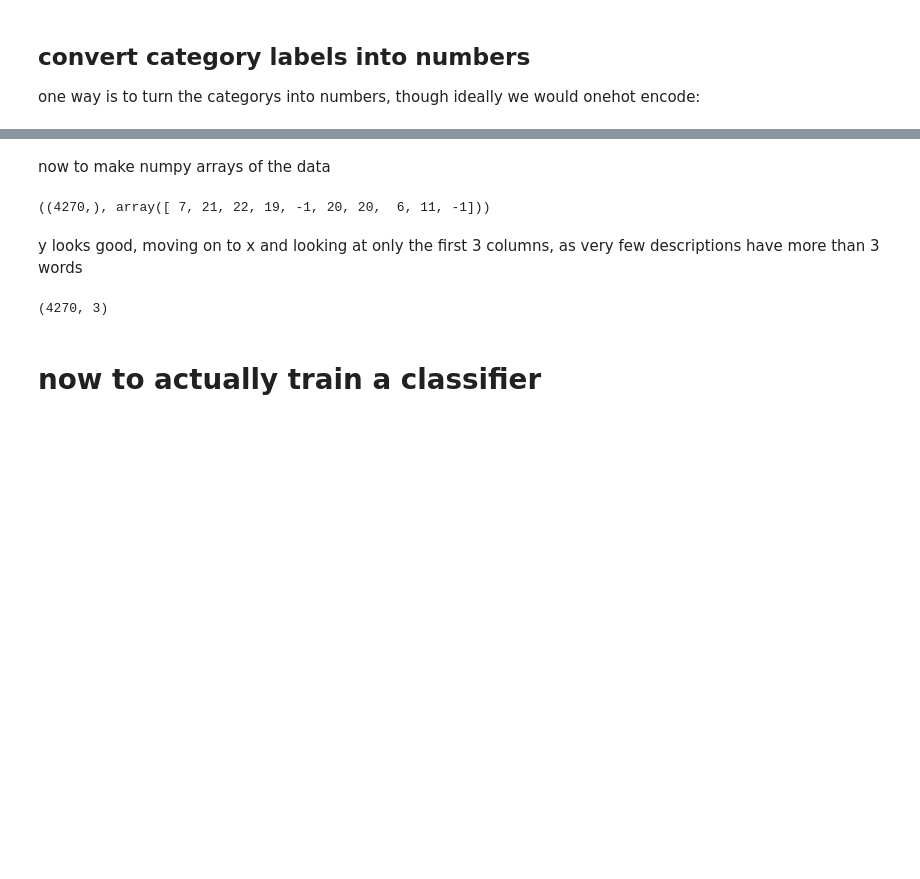
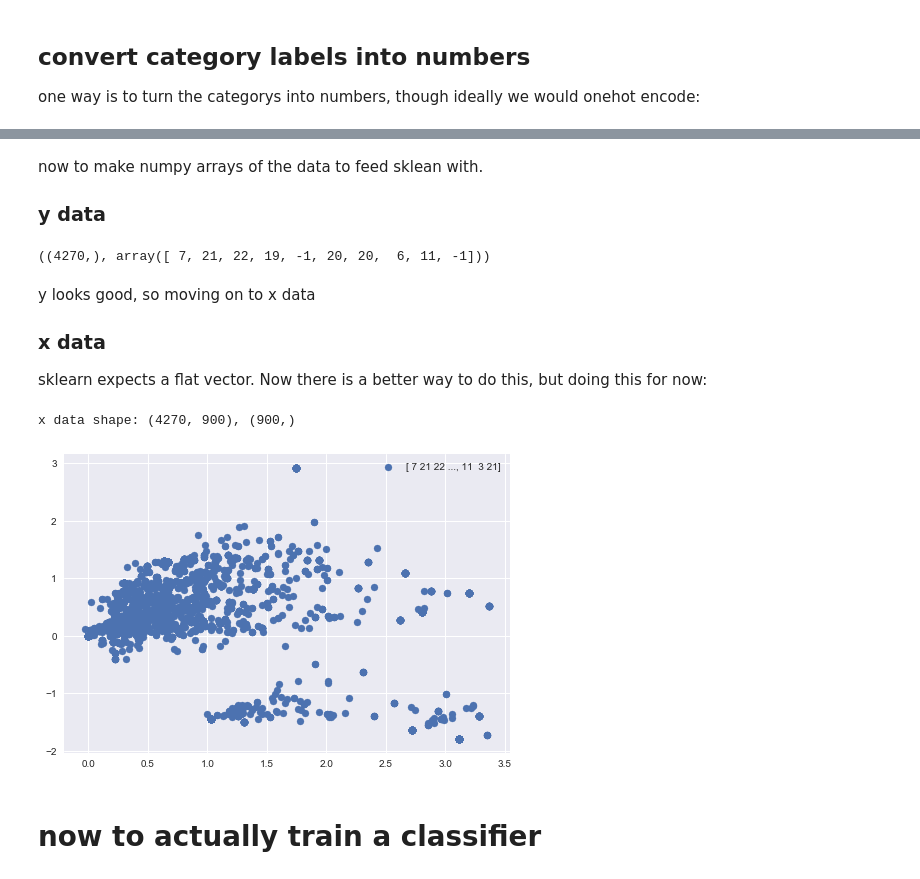
Before and after one commit to khalido/money_bot, a Jupyter notebook: classify_transactions.ipynb, the cells around one changed output, grey strips where cells are left out. Cells and saved outputs as stored; diff of their text form; code cells hidden in the pictures; blank space fills up the shorter version.

Commit message:
got basic classifier working, now to cross validate and try out other classifiers and make a nice comparision chart

```diff
--- a/classify_transactions.ipynb
+++ b/classify_transactions.ipynb
@@ -120,4 +138,6 @@ df3.head()
 
 one way is to turn the categorys into numbers, though ideally we would onehot encode:
 # %%
-df3['category'] = df['category'].astype("category")
+df['category'] = df['category'].astype("category")
+df['cat'] = df['category'].cat.codes
+df.head(3)
@@ -132,19 +149,38 @@ df3.head(3)
 # %% [markdown]
-now to make numpy arrays of the data
+now to make numpy arrays of the data to feed sklean with.
+
+### y data
 # %%
-y_df = df3.cat
+y_df = df.cat
 y_data = np.array(y_df.as_matrix(), dtype=int)
 y_data.shape, y_data[:10]
 # %% [output]
 ((4270,), array([ 7, 21, 22, 19, -1, 20, 20,  6, 11, -1]))
-# %% [markdown]
-y looks good, moving on to x and looking at only the first 3 columns, as very few descriptions have more than 3 words
-# %%
-x_df = df3.iloc[:,:3]
-x_data = x_df.as_matrix()
-x_data.shape
-# %% [output]
-(4270, 3)
+# %% [markdown]
+y looks good, so moving on to x data
+
+### x data
+
+sklearn expects a flat vector. Now there is a better way to do this, but doing this for now:
+# %%
+x_data = []
+
+for row in df['merchant_vec']:
+    x_data.append(row)
+
+x_data = np.array(x_data)
+print(f"x data shape: {x_data.shape}, {x_data[0].shape}")
+# %% [output]
+x data shape: (4270, 900), (900,)
+# %%
+from sklearn.decomposition import TruncatedSVD
+svd = TruncatedSVD()
+x_reduced = svd.fit_transform(x_data)
+# %%
+plt.scatter(x_reduced[:,:1], x_reduced[:,1:2], label=y_data)
+plt.legend();
+# %% [output]
+[figure, added]
 # %% [markdown]
 # now to actually train a classifier
 # %%
```
Also changed, not shown: parts of 29 cells of this notebook, 5 other files.
